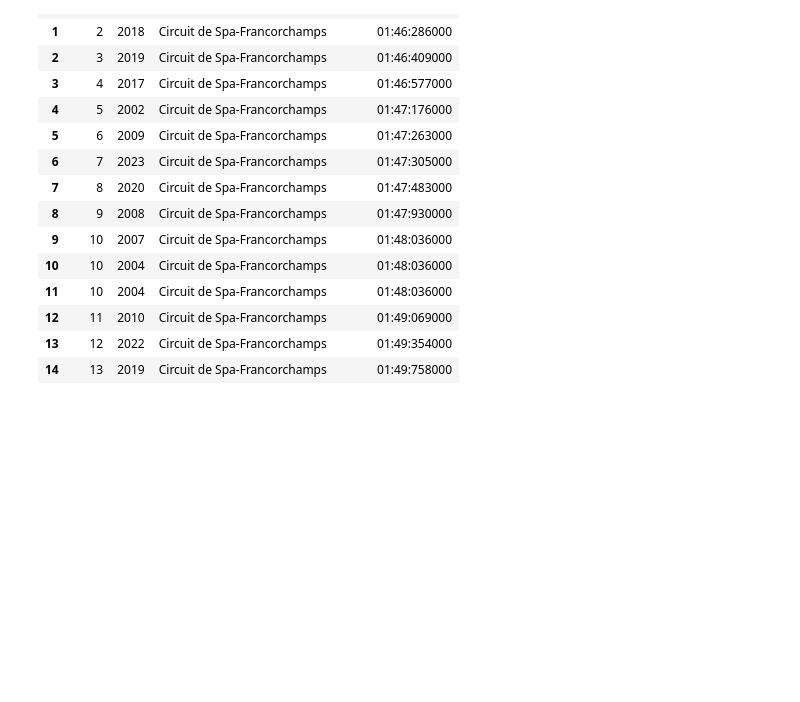
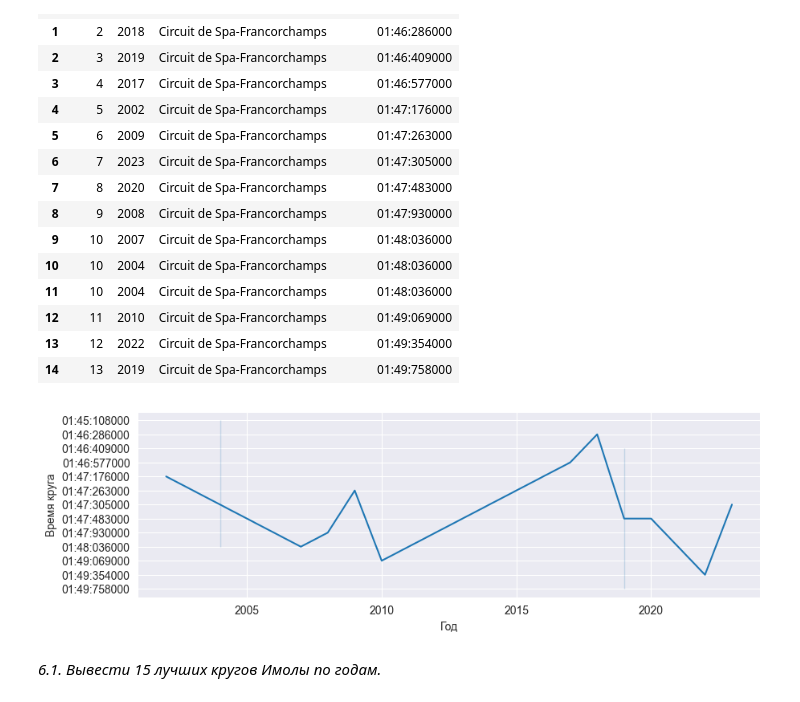
Before and after one commit to MelnikDM/Notebooks, a Jupyter notebook: Formula_11.ipynb, the cells around one changed output. Drawn from its saved outputs; the diff is of its cells as text; code cells hidden in the pictures; blank space fills up the shorter version.

```diff
--- a/Formula_11.ipynb
+++ b/Formula_11.ipynb
@@ -331,3 +330,17 @@ df6.head(15)
 | 12 | 11 | 2010 | Circuit de Spa-Francorchamps | 01:49:069000 |
 | 13 | 12 | 2022 | Circuit de Spa-Francorchamps | 01:49:354000 |
 | 14 | 13 | 2019 | Circuit de Spa-Francorchamps | 01:49:758000 |
+# %%
+sns.set_style("darkgrid")
+f, ax = plt.subplots(figsize=(10,3))
+ax = sns.lineplot(x=df6["Год"],
+                  y=df6["Время круга, в мс"],
+                  data=df6
+                  )
+ax.set_xlabel('Год', fontdict={'size': 10})
+ax.set_ylabel('Время круга', fontdict={'size': 10})
+plt.show()
+# %% [output]
+[figure, added]
+# %% [markdown]
+*6.1. Вывести 15 лучших кругов Имолы по годам.*
```
Also changed, not shown: parts of 32 cells of this notebook.
